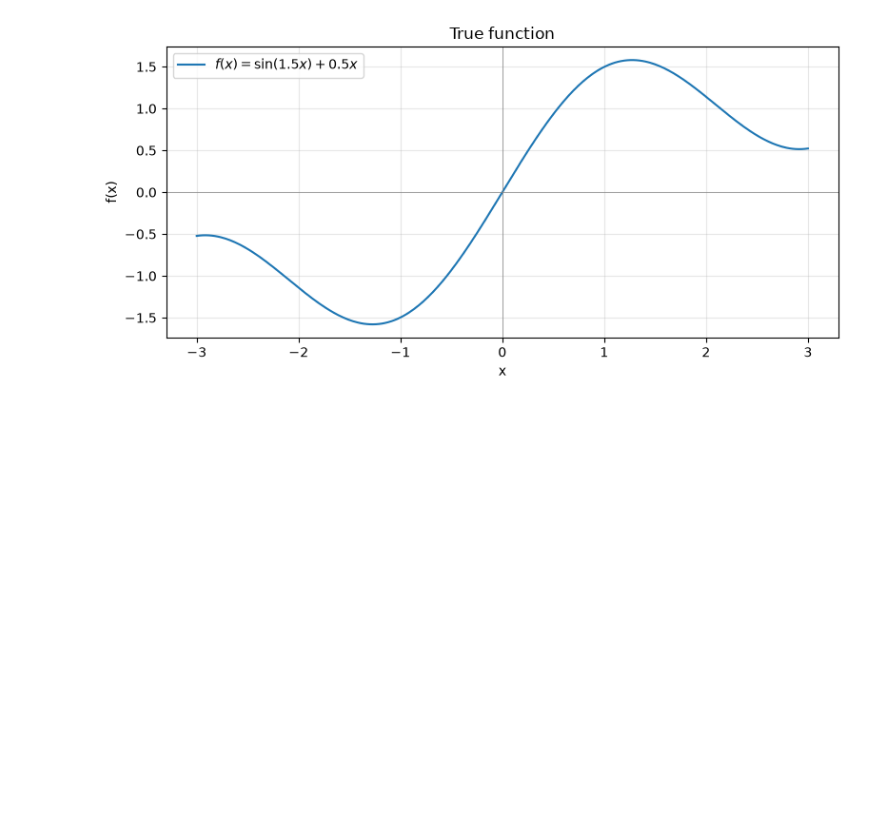
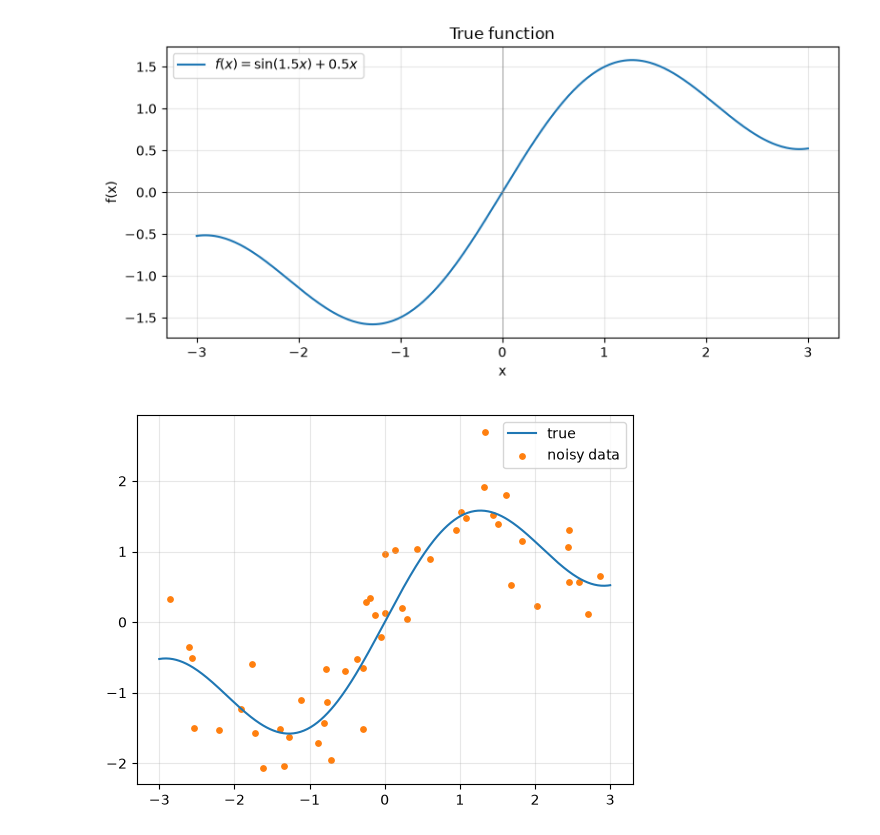
Before and after one commit to Saransh-Basu-01/AI_Engineering, a Jupyter notebook: Machine_learning_Fundamentals/Bias_Variance/bias_variance.ipynb, the cells around one changed output. Drawn from its saved outputs; the diff is of its cells as text; code cells hidden in the pictures; blank space fills up the shorter version.

Commit message:
added data generation

```diff
--- a/Machine_learning_Fundamentals/Bias_Variance/bias_variance.ipynb
+++ b/Machine_learning_Fundamentals/Bias_Variance/bias_variance.ipynb
@@ -20,3 +20,10 @@ plt.tight_layout()
 plt.show()
 # %% [output]
 [figure]
+# %%
+import random
+def generate_data(n_samples=30,noise_std=0.5,x_range=(-3,3),seed=42):
+    rng=np.random.RandomState(seed)
+    x=rng.uniform(x_range[0],x_range[1],n_samples)
+    y=true_function(x) + rng.normal(0,noise_std,n_samples)
+    return x,y
@@ -22,0 +34,9 @@ plt.show()
+# %%
+x_clean = np.linspace(-3, 3, 400)
+plt.plot(x_clean, true_function(x_clean), label="true", color="tab:blue")
+
+x, y = generate_data(n_samples=50, noise_std=0.5, seed=7)
+plt.scatter(x, y, color="tab:orange", s=15, label="noisy data")
+plt.legend(); plt.grid(alpha=0.3); plt.show()
+# %% [output]
+[figure, added]
```
Also changed, not shown: parts of 1 cell of this notebook.
